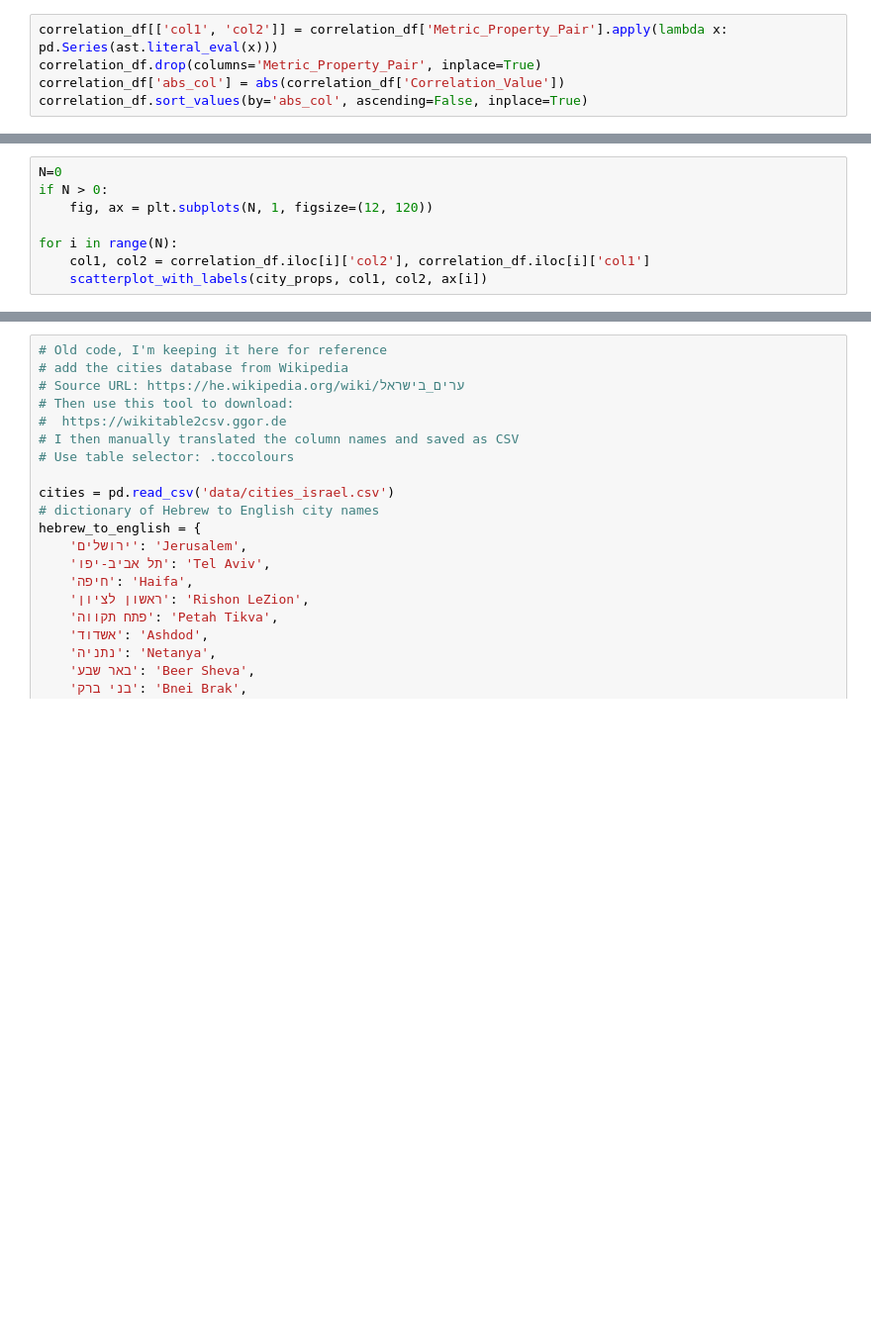
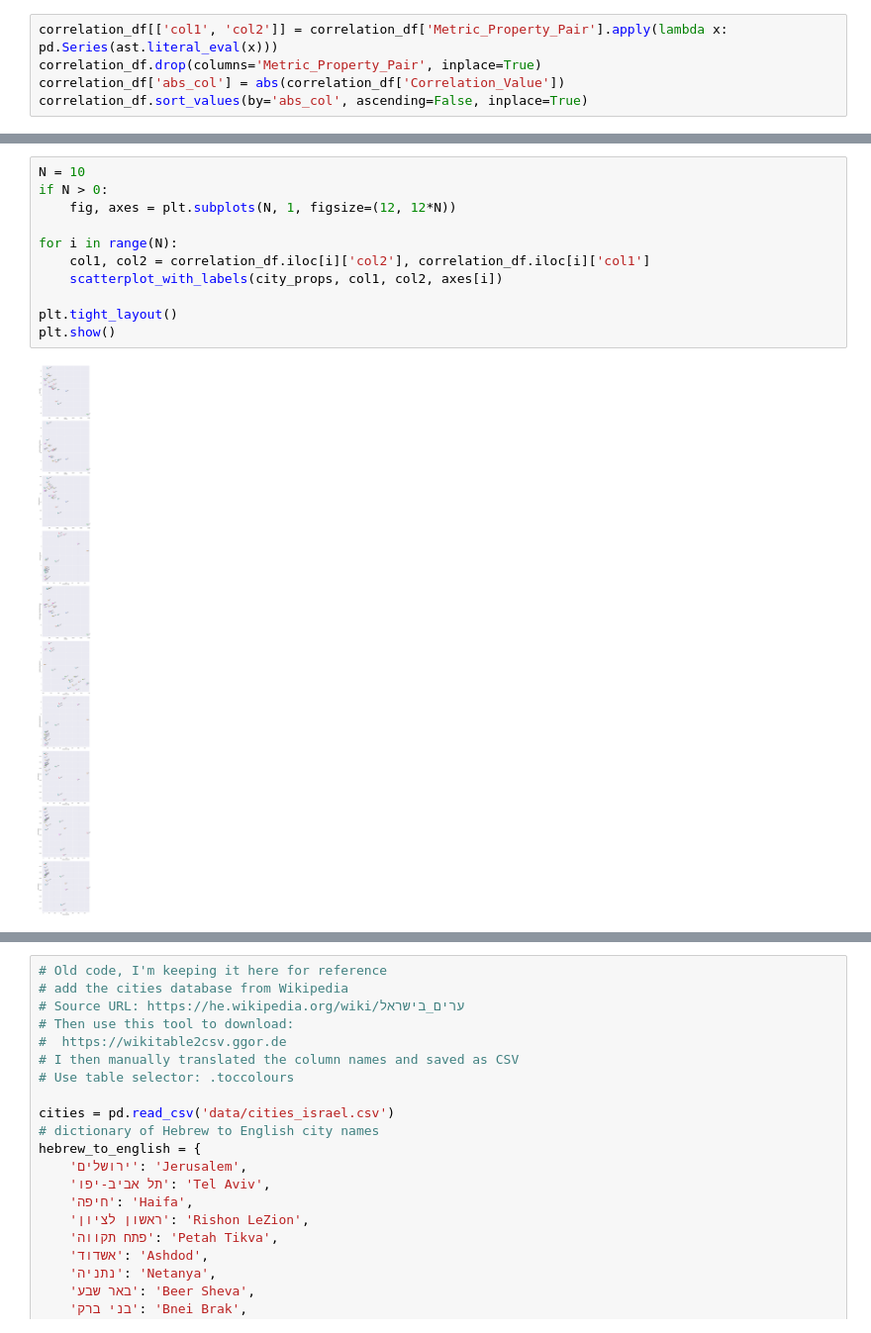
Before and after one commit to amirkl91/ClusterOn, a Jupyter notebook: city_metrics.ipynb, the cells around one changed output, grey strips where cells are left out. Shown at 99% size. Drawn from its saved outputs; the diff is of its cells as text; blank space fills up the shorter version.

```diff
--- a/city_metrics.ipynb
+++ b/city_metrics.ipynb
@@ -120,8 +46,0 @@ def scatterplot_with_labels(df, col1, col2, ax=None):
-# %%
-N=0
-if N > 0:
-    fig, ax = plt.subplots(N, 1, figsize=(12, 120))
-
-for i in range(N):
-    col1, col2 = correlation_df.iloc[i]['col2'], correlation_df.iloc[i]['col1']
-    scatterplot_with_labels(city_props, col1, col2, ax[i])
@@ -128,2 +197,15 @@ for i in range(N):
+# %%
+N = 10
+if N > 0:
+    fig, axes = plt.subplots(N, 1, figsize=(12, 12*N))
+
+for i in range(N):
+    col1, col2 = correlation_df.iloc[i]['col2'], correlation_df.iloc[i]['col1']
+    scatterplot_with_labels(city_props, col1, col2, axes[i])
+
+plt.tight_layout()
+plt.show()
+# %% [output]
+[figure, added]
 # %%
 i=0
```
Also changed, not shown: parts of 7 cells of this notebook.
